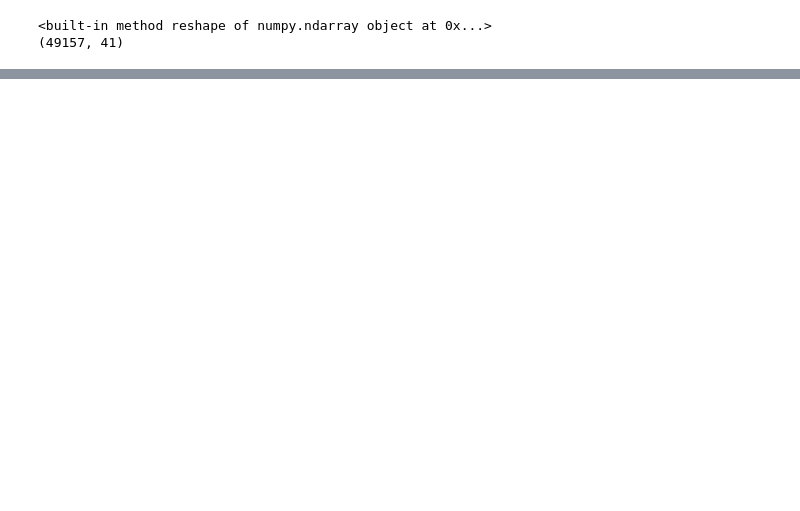
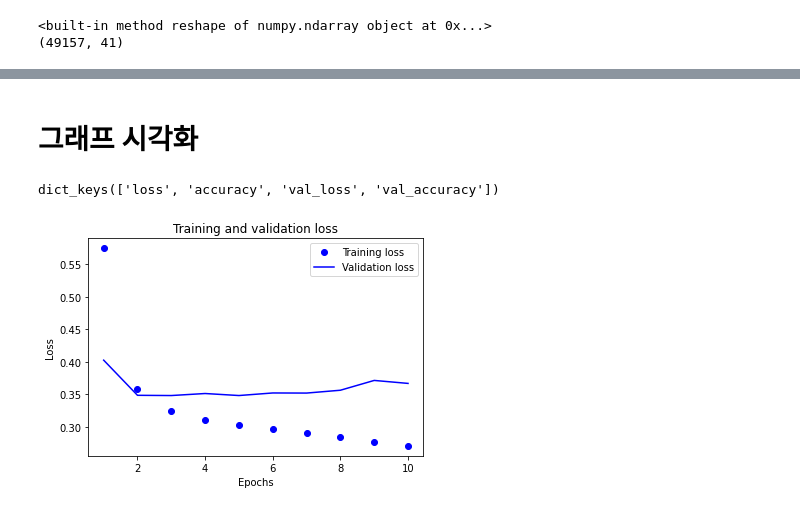
Before and after one commit to tmsk0711/AIFFEL_TEST, a Jupyter notebook: EXPLORATION_06.ipynb, the cells around one changed output, grey strips where cells are left out. Cells and saved outputs as stored; diff of their text form; code cells hidden in the pictures; blank space fills up the shorter version.

```diff
--- a/EXPLORATION_06.ipynb
+++ b/EXPLORATION_06.ipynb
@@ -153,15 +176,15 @@ print(X_test.shape)
 <built-in method reshape of numpy.ndarray object at 0x...>
 (49157, 41)
 # %%
-vocab_size = len(word_to_index)  # 어휘 사전의 크기입니다(10개의 단어)
-word_vector_dim = 16  # 단어 하나를 표현하는 임베딩 벡터의 차원수입니다.
+vocab_size = 10000    # 어휘 사전의 크기입니다(10,000개의 단어)
+word_vector_dim = 16  # 워드 벡터의 차원 수 (변경 가능한 하이퍼파라미터)
 
-# model 설계
+# model 설계 - 딥러닝 모델 코드를 직접 작성해 주세요.
 model = tf.keras.Sequential()
 model.add(tf.keras.layers.Embedding(vocab_size, word_vector_dim, input_shape=(None,)))
 model.add(tf.keras.layers.LSTM(8))   # 가장 널리 쓰이는 RNN인 LSTM 레이어를 사용하였습니다. 이때 LSTM state 벡터의 차원수는 8로 하였습니다. (변경 가능)
 model.add(tf.keras.layers.Dense(8, activation='relu'))
-model.add(tf.keras.layers.Dense(1, activation='softmax'))  # 최종 출력은 긍정/부정을 나타내는 1dim 입니다.
+model.add(tf.keras.layers.Dense(1, activation='sigmoid'))  # 최종 출력은 긍정/부정을 나타내는 1dim 입니다.
 
 
 model.summary()
@@ -185,15 +213,12 @@ _________________________________________________________________
 # %%
-# 검증
 
-# validation set 10000건 분리
-x_val = X_train[:90000]
-y_val = y_train[:90000]
+x_val = x_train[:20000]
+y_val = y_train[:20000]
 
-# validation set을 제외한 나머지 15000건
-partial_x_train = X_train[90000:]
-partial_y_train = y_train[90000:]
 
-print(len(X_train))
+partial_x_train = x_train[20000:]
+partial_y_train = y_train[20000:]
+print(x_train.shape)
 print(partial_x_train.shape)
 print(partial_y_train.shape)
 # %% [output]
@@ -247,0 +271,28 @@ print(results)
+# %% [markdown]
+# 그래프 시각화
+# %%
+history_dict = history.history
+print(history_dict.keys()) # epoch에 따른 그래프를 그려볼 수 있는 항목들
+
+import matplotlib.pyplot as plt
+
+acc = history_dict['accuracy']
+val_acc = history_dict['val_accuracy']
+loss = history_dict['loss']
+val_loss = history_dict['val_loss']
+
+epochs = range(1, len(acc) + 1)
+
+# "bo"는 "파란색 점"입니다
+plt.plot(epochs, loss, 'bo', label='Training loss')
+# b는 "파란 실선"입니다
+plt.plot(epochs, val_loss, 'b', label='Validation loss')
+plt.title('Training and validation loss')
+plt.xlabel('Epochs')
+plt.ylabel('Loss')
+plt.legend()
+
+plt.show()
+# %% [output]
+dict_keys(['loss', 'accuracy', 'val_loss', 'val_accuracy'])
+[figure, added]
```
Also changed, not shown: parts of 49 cells of this notebook.
